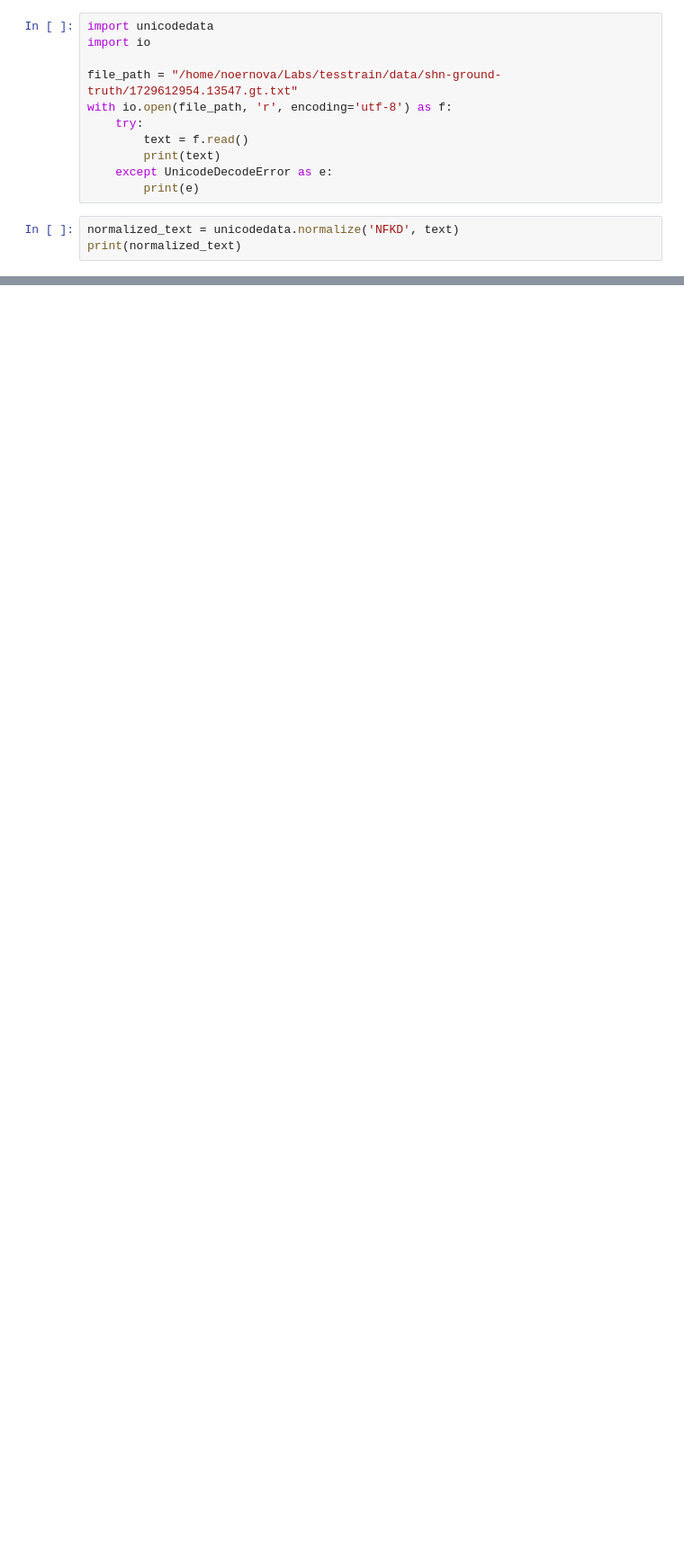
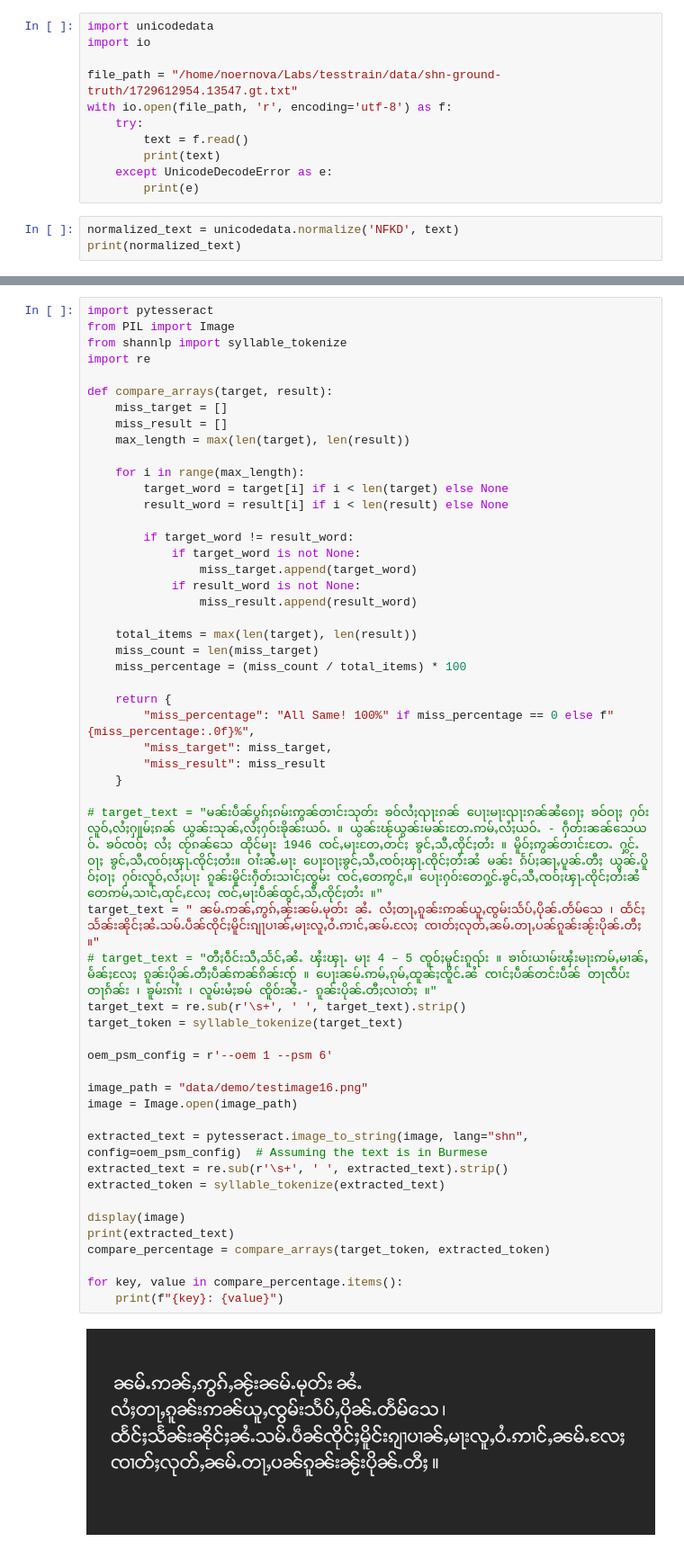
Before and after one commit to NoerNova/tesstrain-shn, a Jupyter notebook: labs.ipynb, the cells around one changed output, grey strips where cells are left out. Shown at 90% size. Saved outputs shown, nothing was run; the diff lists cells and outputs as text; blank space fills up the shorter version.

```diff
--- a/labs.ipynb
+++ b/labs.ipynb
@@ -34,0 +15,54 @@ print(extracted_text)
+# %%
+import pytesseract
+from PIL import Image
+from shannlp import syllable_tokenize
+import re
+
+def compare_arrays(target, result):
+    miss_target = []
+    miss_result = []
+    max_length = max(len(target), len(result))
+
+    for i in range(max_length):
+        target_word = target[i] if i < len(target) else None
+        result_word = result[i] if i < len(result) else None
+
+        if target_word != result_word:
+            if target_word is not None:
+                miss_target.append(target_word)
+            if result_word is not None:
+                miss_result.append(result_word)
+
+    total_items = max(len(target), len(result))
+    miss_count = len(miss_target)
+    miss_percentage = (miss_count / total_items) * 100
+
+    return {
+        "miss_percentage": "All Same! 100%" if miss_percentage == 0 else f"{miss_percentage:.0f}%",
+        "miss_target": miss_target,
+        "miss_result": miss_result
+    }
+
+# target_text = "မၼ်းပဵၼ်ပွၵ်ႈၵမ်းဢွၼ်တၢင်းသုတ်း ၶဝ်လႆႈၺႃးၵၼ် ပေႃးမႃးၺႃးၵၼ်ၼႆၵေႃႈ ၶဝ်ဝႃႈ ႁဝ်းလူဝ်ႇလႆႈႁူမ်ႈၵၼ် ယွၼ်းသုၼ်ႇလႆႈႁဝ်းၶိုၼ်းယဝ်ႉ ။ ယွၼ်းၽႂ်ယွၼ်းမၼ်းတႄႉဢမ်ႇလႆႈယဝ်ႉ - ႁဵတ်းၼၼ်သေယဝ်ႉ ၶဝ်ၸဝ်ႈ လႆႈ ၸႂ်ၵၼ်သေ ထိုင်မႃး 1946 ၸင်ႇမႃးတႄႇတင်ႈ ၶွင်ႇသီႇၸိုင်ႈတႆး ။ မိူဝ်ႈဢွၼ်တၢင်းတႄႉ ႁွင်ႉဝႃႈ ၶွင်ႇသီႇၸဝ်ႈၾႃႉၸိုင်ႈတႆး။ ဝၢႆးၼႆႉမႃး ပေႃးဝႃႈၶွင်ႇသီႇၸဝ်ႈၾႃႉၸိုင်ႈတႆးၼႆ မၼ်း ၵႅပ်ႈၼႃႇပူၼ်ႉတီႈ ယွၼ်ႉပိူဝ်ႈဝႃႈ ႁဝ်းလူဝ်ႇလႆႈပႃး ၵူၼ်းမိူင်းႁဵတ်းသၢင်ႈၸွမ်း ၸင်ႇတေဢွင်ႇ။ ပေႃးႁဝ်းတေႁွင်ႉၶွင်ႇသီႇၸဝ်ႈၾႃႉၸိုင်ႈတႆးၼႆ တေဢမ်ႇသၢင်ႇထုင်ႇလႄႈ ၸင်ႇမႃးပဵၼ်ထွင်ႇသီႇၸိုင်ႈတႆး ။"
+target_text = " ၼမ်ႉဢၼ်ႇဢွၵ်ႇၼႂ်းၼမ်ႉမုတ်း ၼႆႉ လႆႈတႃႇၵူၼ်းဢၼ်ယူႇၸွမ်းသႅပ်ႇပိုၼ်ႉတႅမ်သေ ၊ ထႅင်ႈသႅၼ်းၼိုင်ႈၼႆႉသမ်ႉပဵၼ်ၸိုင်ႈမိူင်းၵျႃပၢၼ်ႇမႃးလူႇဝႆႉဢၢင်ႇၼမ်ႉလႄႈ ၸၢတ်ႈလုတ်ႇၼမ်ႉတႃႇပၼ်ၵူၼ်းၼႂ်းပိုၼ်ႉတီႈ ။"
+# target_text = "တီႈဝဵင်းသီႇသႅင်ႇၼႆႉ ၾႆးၾႃႉ မႃး 4 – 5 ၸူဝ်ႈမူင်းၵူၺ်း ။ ၶၢဝ်းယၢမ်းၾႆးမႃးဢမ်ႇမၢၼ်ႇမႅၼ်ႈလႄႈ ၵူၼ်းပိုၼ်ႉတီႈပဵၼ်ဢၼ်ၵိၼ်းၸႂ် ။ ပေႃးၼမ်ႉဢမ်ႇၵုမ်ႇထူၼ်ႈၸိူင်ႉၼႆ ၸၢင်ႈပဵၼ်တင်းပဵၼ် တႃၸဵပ်းတႃၵႅၼ်း ၊ ၶူမ်းၵၢႆး ၊ လူမ်းမႆႈၶမ် ၸိူဝ်းၼႆႉ- ၵူၼ်းပိုၼ်ႉတီႈလၢတ်ႈ ။"
+target_text = re.sub(r'\s+', ' ', target_text).strip()
+target_token = syllable_tokenize(target_text)
+
+oem_psm_config = r'--oem 1 --psm 6'
+
+image_path = "data/demo/testimage16.png"
+image = Image.open(image_path)
+
+extracted_text = pytesseract.image_to_string(image, lang="shn", config=oem_psm_config)  # Assuming the text is in Burmese
+extracted_text = re.sub(r'\s+', ' ', extracted_text).strip()
+extracted_token = syllable_tokenize(extracted_text)
+
+display(image)
+print(extracted_text)
+compare_percentage = compare_arrays(target_token, extracted_token)
+
+for key, value in compare_percentage.items():
+    print(f"{key}: {value}")
+# %% [output]
+[figure, added]
```
Also changed, not shown: parts of 3 cells of this notebook.
